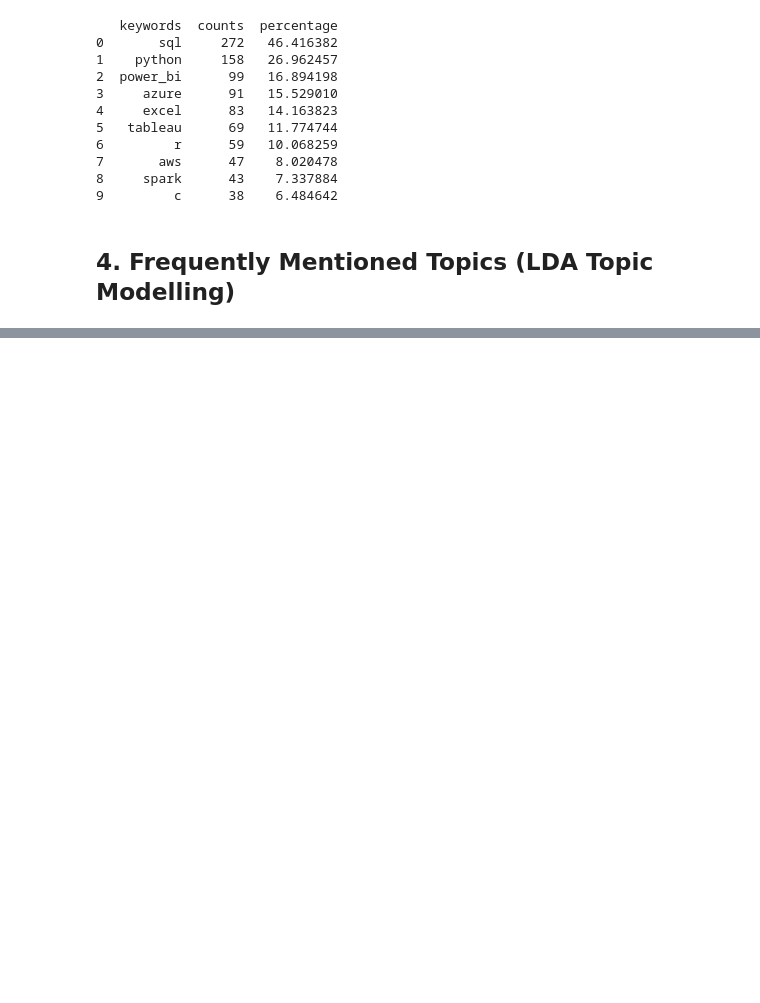
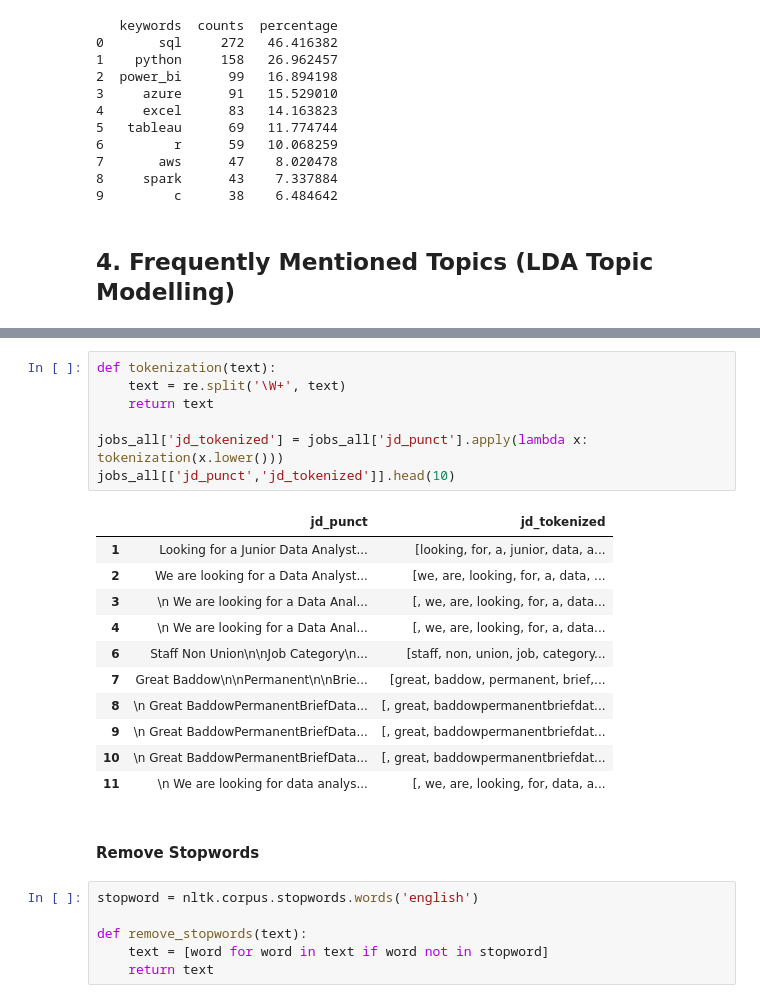
Before and after one commit to xuehaozhang/EntryLevelDA, a Jupyter notebook: EntryLevelDA.ipynb, the cells around one changed output, grey strips where cells are left out. Saved outputs shown, nothing was run; the diff lists cells and outputs as text; blank space fills up the shorter version.

```diff
--- a/EntryLevelDA.ipynb
+++ b/EntryLevelDA.ipynb
@@ -183,0 +235,27 @@ filtered_keywords(jobs_all, keywords, title="Top Tools for Data Analysts")
+# %%
+def tokenization(text):
+    text = re.split('\W+', text)
+    return text
+
+jobs_all['jd_tokenized'] = jobs_all['jd_punct'].apply(lambda x: tokenization(x.lower()))
+jobs_all[['jd_punct','jd_tokenized']].head(10)
+# %% [output]
+|  | jd_punct | jd_tokenized |
+| 1 | Looking for a Junior Data Analyst... | [looking, for, a, junior, data, a... |
+| 2 | We are looking for a Data Analyst... | [we, are, looking, for, a, data, ... |
+| 3 | \n We are looking for a Data Anal... | [, we, are, looking, for, a, data... |
+| 4 | \n We are looking for a Data Anal... | [, we, are, looking, for, a, data... |
+| 6 | Staff Non Union\n\nJob Category\n... | [staff, non, union, job, category... |
+| 7 | Great Baddow\n\nPermanent\n\nBrie... | [great, baddow, permanent, brief,... |
+| 8 | \n Great BaddowPermanentBriefData... | [, great, baddowpermanentbriefdat... |
+| 9 | \n Great BaddowPermanentBriefData... | [, great, baddowpermanentbriefdat... |
+| 10 | \n Great BaddowPermanentBriefData... | [, great, baddowpermanentbriefdat... |
+| 11 | \n We are looking for data analys... | [, we, are, looking, for, data, a... |
+# %% [markdown]
+#### Remove Stopwords
+# %%
+stopword = nltk.corpus.stopwords.words('english')
+
+def remove_stopwords(text):
+    text = [word for word in text if word not in stopword]
+    return text
```
Also changed, not shown: parts of 19 cells of this notebook.
